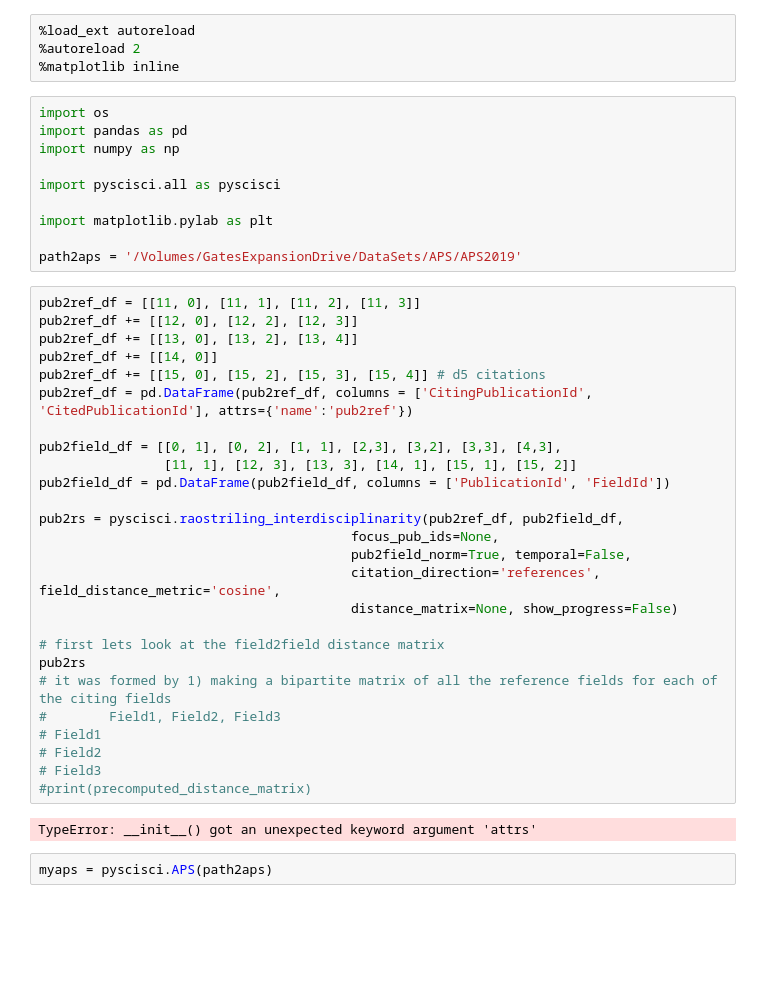
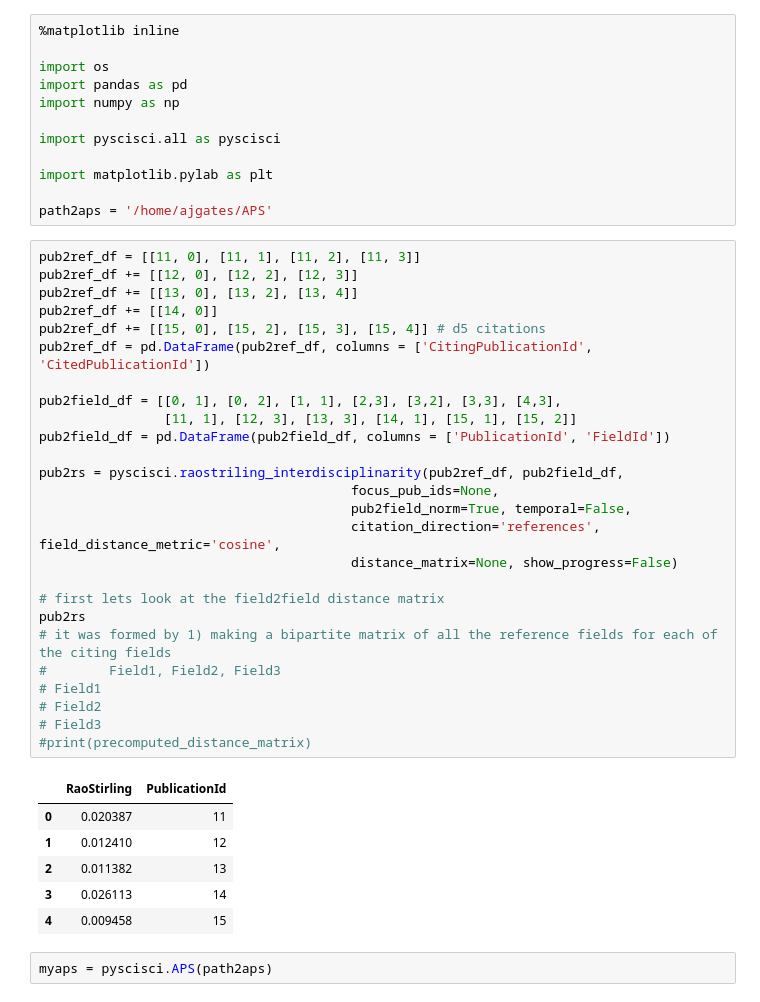
Before and after one commit to SciSciCollective/pyscisci, a Jupyter notebook: examples/Example of Interdisciplinarity.ipynb, the cells around one changed output. Drawn from its saved outputs; the diff is of its cells as text; blank space fills up the shorter version.

```diff
--- a/examples/Example of Interdisciplinarity.ipynb
+++ b/examples/Example of Interdisciplinarity.ipynb
@@ -1,8 +1,6 @@
-# %%
-%load_ext autoreload
-%autoreload 2
-%matplotlib inline
 # %%
+%matplotlib inline
+
 import os
 import pandas as pd
 import numpy as np
@@ -11,35 +9,40 @@ import pyscisci.all as pyscisci
 
 import matplotlib.pylab as plt
 
-path2aps = '/Volumes/GatesExpansionDrive/DataSets/APS/APS2019'
+path2aps = '/home/ajgates/APS'
 # %%
 pub2ref_df = [[11, 0], [11, 1], [11, 2], [11, 3]]
 pub2ref_df += [[12, 0], [12, 2], [12, 3]]
 pub2ref_df += [[13, 0], [13, 2], [13, 4]]
 pub2ref_df += [[14, 0]]
 pub2ref_df += [[15, 0], [15, 2], [15, 3], [15, 4]] # d5 citations
-pub2ref_df = pd.DataFrame(pub2ref_df, columns = ['CitingPublicationId', 'CitedPublicationId'], attrs={'name':'pub2ref'})
+pub2ref_df = pd.DataFrame(pub2ref_df, columns = ['CitingPublicationId', 'CitedPublicationId'])
 
 pub2field_df = [[0, 1], [0, 2], [1, 1], [2,3], [3,2], [3,3], [4,3],
                 [11, 1], [12, 3], [13, 3], [14, 1], [15, 1], [15, 2]]
 pub2field_df = pd.DataFrame(pub2field_df, columns = ['PublicationId', 'FieldId'])
 
 pub2rs = pyscisci.raostriling_interdisciplinarity(pub2ref_df, pub2field_df,
                                         focus_pub_ids=None,
                                         pub2field_norm=True, temporal=False,
                                         citation_direction='references', field_distance_metric='cosine',
                                         distance_matrix=None, show_progress=False)
 
 # first lets look at the field2field distance matrix
 pub2rs
 # it was formed by 1) making a bipartite matrix of all the reference fields for each of the citing fields
 #        Field1, Field2, Field3
 # Field1
 # Field2
 # Field3
 #print(precomputed_distance_matrix)
 # %% [output]
-TypeError: __init__() got an unexpected keyword argument 'attrs'
+|  | RaoStirling | PublicationId |
+| 0 | 0.020387 | 11 |
+| 1 | 0.012410 | 12 |
+| 2 | 0.011382 | 13 |
+| 3 | 0.026113 | 14 |
+| 4 | 0.009458 | 15 |
 # %%
 myaps = pyscisci.APS(path2aps)
 # %%
```
Also changed, not shown: parts of 2 cells of this notebook, 29 other files.
